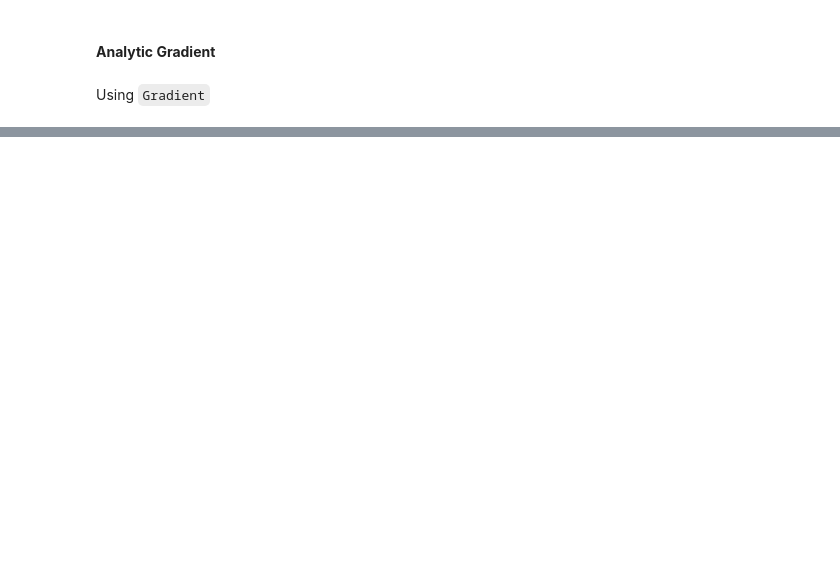
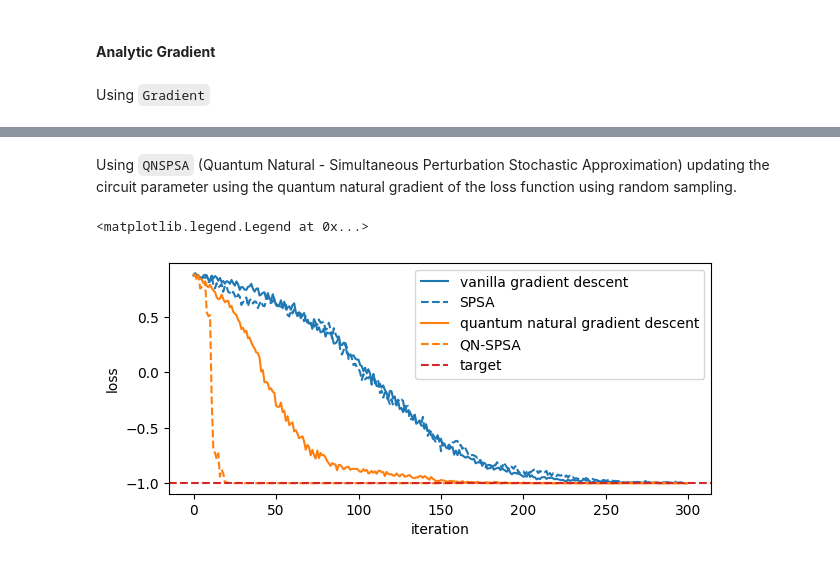
Before and after one commit to devsgnr/learning-quantum, a Jupyter notebook: notebooks/qiskit_05.ipynb, the cells around one changed output, grey strips where cells are left out. Saved outputs shown, nothing was run; the diff lists cells and outputs as text; code cells hidden in the pictures; blank space fills up the shorter version.

```diff
--- a/notebooks/qiskit_05.ipynb
+++ b/notebooks/qiskit_05.ipynb
@@ -99,0 +218,32 @@ sampler.convert(gradient, value_dict).eval().real
+# %% [markdown]
+Using `QNSPSA` (Quantum Natural - Simultaneous Perturbation Stochastic Approximation) updating the circuit parameter using the quantum natural gradient of the loss function using random sampling.
+# %%
+from qiskit.algorithms.optimizers import QNSPSA
+
+qnspsa_log = OptimerLog()
+fidelity = QNSPSA.get_fidelity(anstaz, quantum_instance, expectation=PauliExpectation())
+qnspsa = QNSPSA(
+    fidelity=fidelity,
+    maxiter=300,
+    learning_rate=0.01,
+    perturbation=0.01,
+    callback=qnspsa_log.update
+)
+
+result = qnspsa.minimize(
+    evaluate_expectation,
+    point
+)
+
+plt.figure(figsize=(7, 3))
+plt.plot(gd_log.loss, c="C0", label="vanilla gradient descent")
+plt.plot(spsa_log.loss, c="C0", ls="--", label="SPSA")
+plt.plot(qng_log.loss, c="C1", label="quantum natural gradient descent")
+plt.plot(qnspsa_log.loss, c="C1", ls="--", label="QN-SPSA")
+plt.axhline(-1, ls="--", c="C3", label="target")
+plt.xlabel("iteration")
+plt.ylabel("loss")
+plt.legend()
+# %% [output]
+<matplotlib.legend.Legend at 0x...>
+[figure, added]
```
Also changed, not shown: parts of 14 cells of this notebook, 2 other files.
